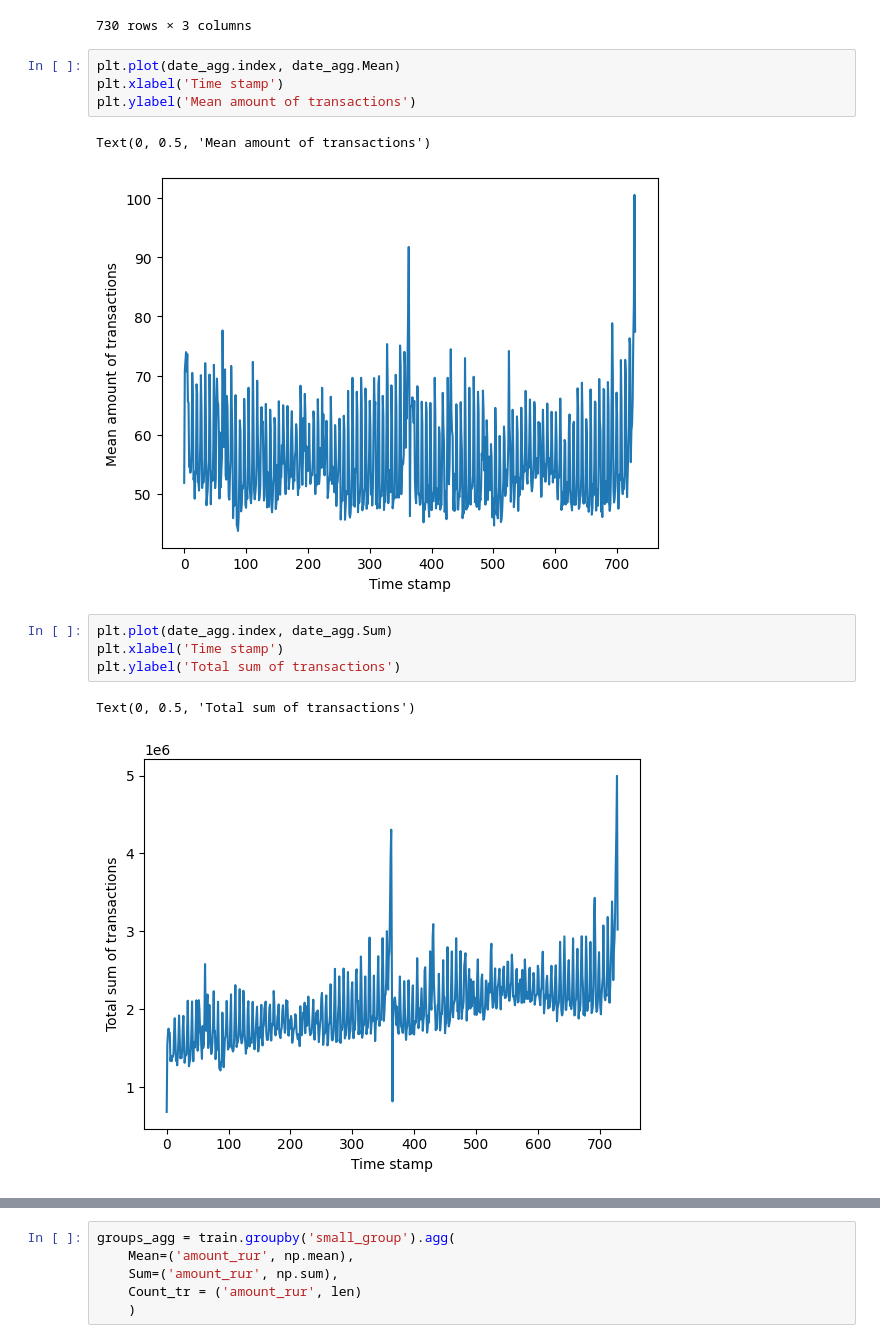
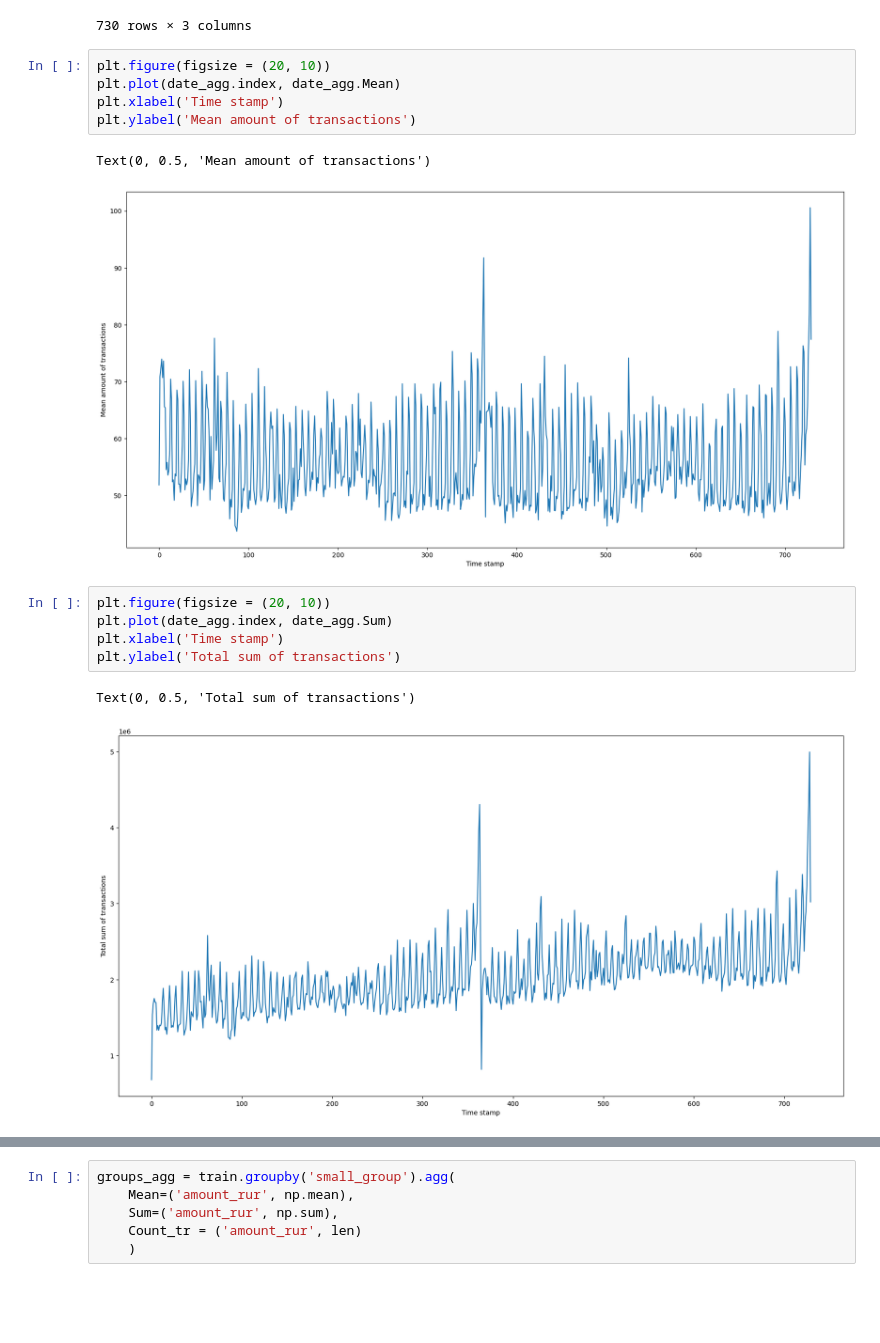
Before and after one commit to Matteus1904/GPT-like_approach_for_event_sequences, a Jupyter notebook: sber_notebook.ipynb, the cells around one changed output, grey strips where cells are left out. Saved outputs shown, nothing was run; the diff lists cells and outputs as text; blank space fills up the shorter version.

Commit message:
added visualizations

```diff
--- a/sber_notebook.ipynb
+++ b/sber_notebook.ipynb
@@ -43,17 +43,19 @@ date_agg
 | 729 | 77.448400 | 3021959.137 | 39019 |
 730 rows × 3 columns
 # %%
+plt.figure(figsize = (20, 10))
 plt.plot(date_agg.index, date_agg.Mean)
 plt.xlabel('Time stamp')
 plt.ylabel('Mean amount of transactions')
 # %% [output]
 Text(0, 0.5, 'Mean amount of transactions')
-[figure, old version]
+[figure, new version]
 # %%
+plt.figure(figsize = (20, 10))
 plt.plot(date_agg.index, date_agg.Sum)
 plt.xlabel('Time stamp')
 plt.ylabel('Total sum of transactions')
 # %% [output]
 Text(0, 0.5, 'Total sum of transactions')
-[figure, old version]
+[figure, new version]
 # %%
```
Also changed, not shown: parts of 3 cells of this notebook, 1 other file.
